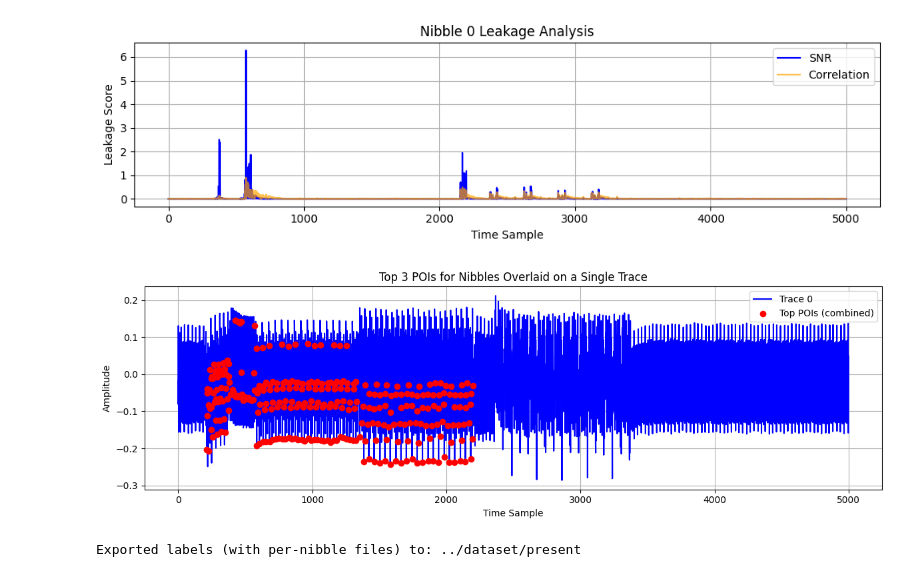
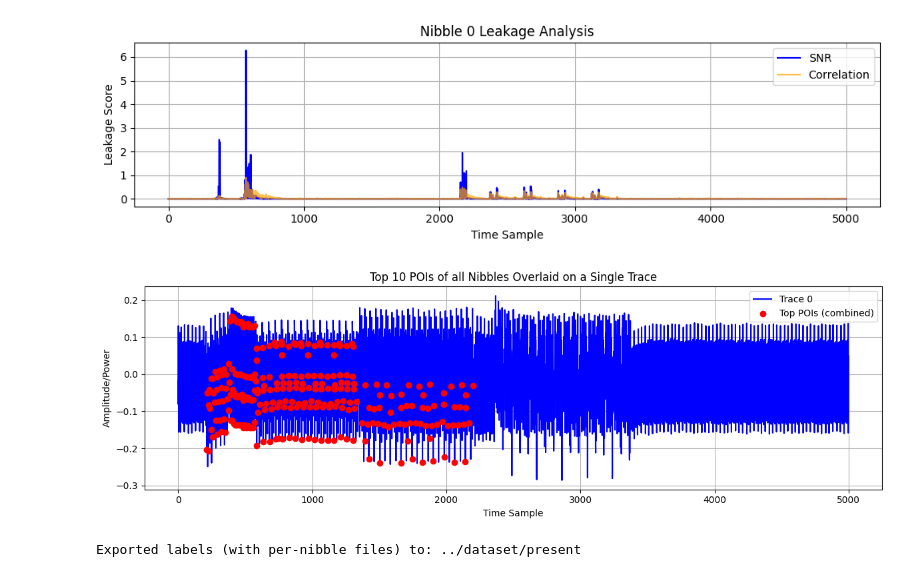
Before and after one commit to xtodorovic/ai-assisted-sca, a Jupyter notebook: research/trace_research_PRESENT.ipynb, the cells around one changed output. Cells and saved outputs as stored; diff of their text form; code cells hidden in the pictures.

```diff
--- a/research/trace_research_PRESENT.ipynb
+++ b/research/trace_research_PRESENT.ipynb
@@ -256,36 +259,36 @@ for nibble in range(1):
 # %%
 # Choose one trace to highlight POIs on
 trace_index = 0
 trace = traces[trace_index]
 
 # Collect all top 3 POIs from each nibble's SNR
 poi_indices = []
 for nibble in range(16):
-    top_pois_snr = np.where(results_present[nibble]['snr'] > 0.7)[0]
-    top_pois_corr = np.where(results_present[nibble]['correlation'] > 0.9)[0]
-    # top_pois_snr = np.argsort(results_present[nibble]['snr'])[-25:]  # Top 10
-    # top_pois_corr = np.argsort(results_present[nibble]['correlation'])[-40:]  # Top 10
+    # top_pois_snr = np.where(results_present[nibble]['snr'] > 0.7)[0]
+    # top_pois_corr = np.where(results_present[nibble]['correlation'] > 0.9)[0]
+    top_pois_snr = np.argsort(results_present[nibble]['snr'])[-10:]  # Top 10
+    top_pois_corr = np.argsort(results_present[nibble]['correlation'])[-10:]  # Top 10
     poi_indices.extend(top_pois_snr)
     poi_indices.extend(top_pois_corr)
 
 # Remove duplicates and sort
 poi_indices = sorted(set(poi_indices))
 
 # Plot the trace
 plt.figure(figsize=(12, 4))
 plt.plot(trace, label=f"Trace {trace_index}", color='blue')
 
 # Mark POIs
 plt.scatter(poi_indices, trace[poi_indices], color='red', zorder=5, label="Top POIs (combined)")
-plt.title("Top 3 POIs for Nibbles Overlaid on a Single Trace")
+plt.title("Top 10 POIs of all Nibbles Overlaid on a Single Trace")
 plt.xlabel("Time Sample")
-plt.ylabel("Amplitude")
+plt.ylabel("Amplitude/Power")
 plt.grid(True)
 plt.legend()
 plt.tight_layout()
 plt.show()
 # %% [output]
-[figure, old version]
+[figure, new version]
 # %%
 def export_sbox_and_labels_per_nibble(sbox_outputs, dataset_name="present", base_dir="../dataset"):
     """
```
Also changed, not shown: parts of 6 cells of this notebook, 1 other file.
